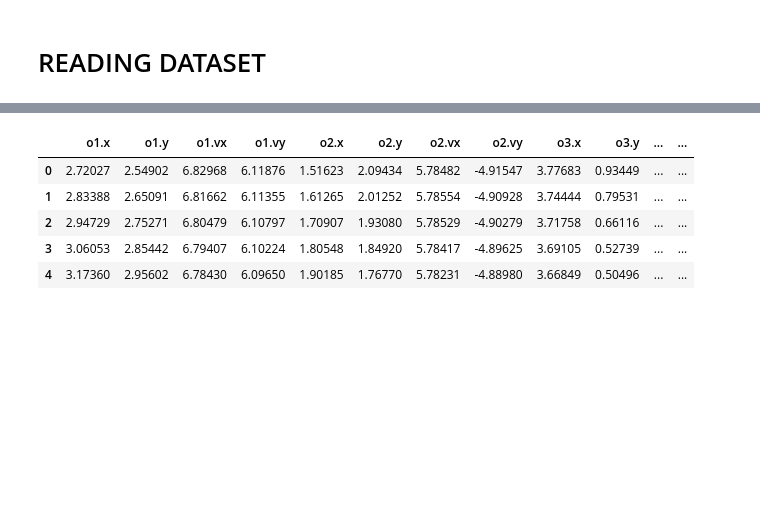
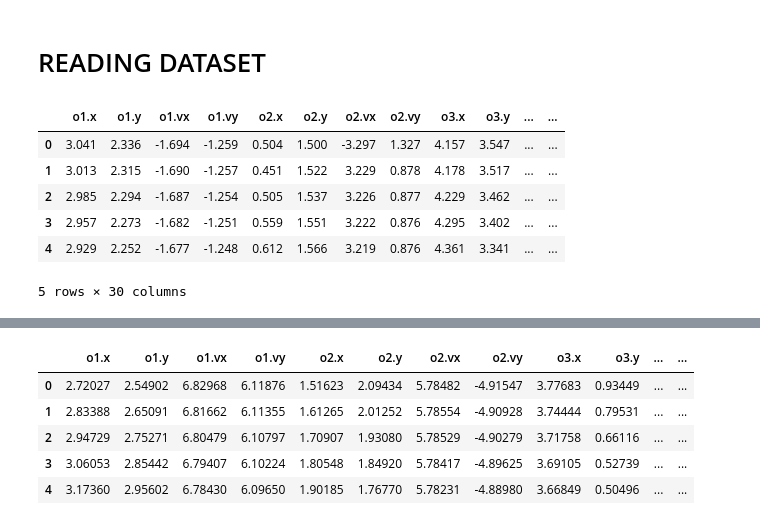
Before and after one commit to iamhectorotero/learning-physical-properties-with-rnns, a Jupyter notebook: 1. Dataset generation.ipynb, the cells around one changed output, grey strips where cells are left out. Cells and saved outputs as stored; diff of their text form; code cells hidden in the pictures; blank space fills up the shorter version.

```diff
--- a/1. Dataset generation.ipynb
+++ b/1. Dataset generation.ipynb
@@ -198,3 +199,14 @@ Skipping trial for mass
 # READING DATASET
 # %%
 from isaac.dataset import read_dataset
+# %%
+passive_dataset = read_dataset(PASSIVE_PATH)
+passive_dataset[0].head()
+# %% [output]
+|  | o1.x | o1.y | o1.vx | o1.vy | o2.x | o2.y | o2.vx | o2.vy | o3.x | o3.y | ... | ... |
+| 0 | 3.041 | 2.336 | -1.694 | -1.259 | 0.504 | 1.500 | -3.297 | 1.327 | 4.157 | 3.547 | ... | ... |
+| 1 | 3.013 | 2.315 | -1.690 | -1.257 | 0.451 | 1.522 | 3.229 | 0.878 | 4.178 | 3.517 | ... | ... |
+| 2 | 2.985 | 2.294 | -1.687 | -1.254 | 0.505 | 1.537 | 3.226 | 0.877 | 4.229 | 3.462 | ... | ... |
+| 3 | 2.957 | 2.273 | -1.682 | -1.251 | 0.559 | 1.551 | 3.222 | 0.876 | 4.295 | 3.402 | ... | ... |
+| 4 | 2.929 | 2.252 | -1.677 | -1.248 | 0.612 | 1.566 | 3.219 | 0.876 | 4.361 | 3.341 | ... | ... |
+5 rows × 30 columns
```
Also changed, not shown: parts of 8 cells of this notebook.
